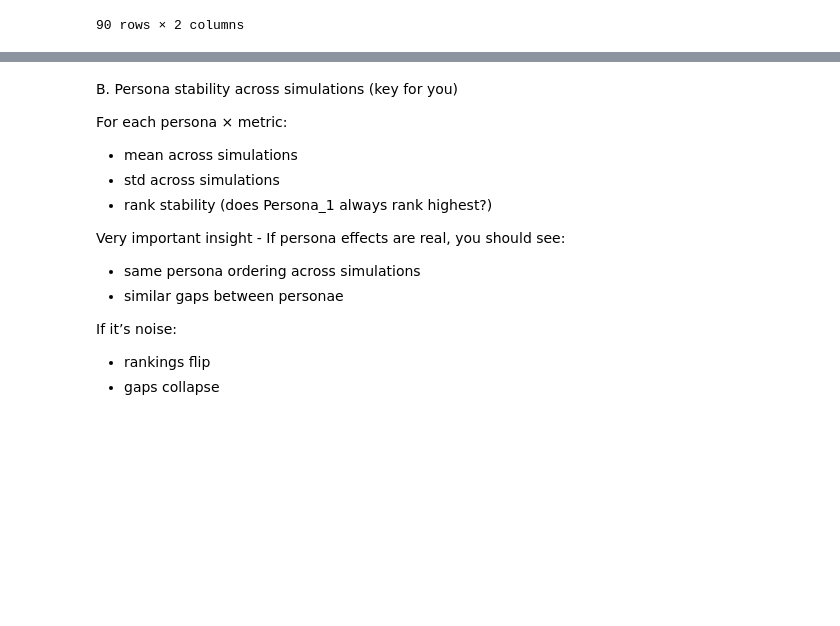
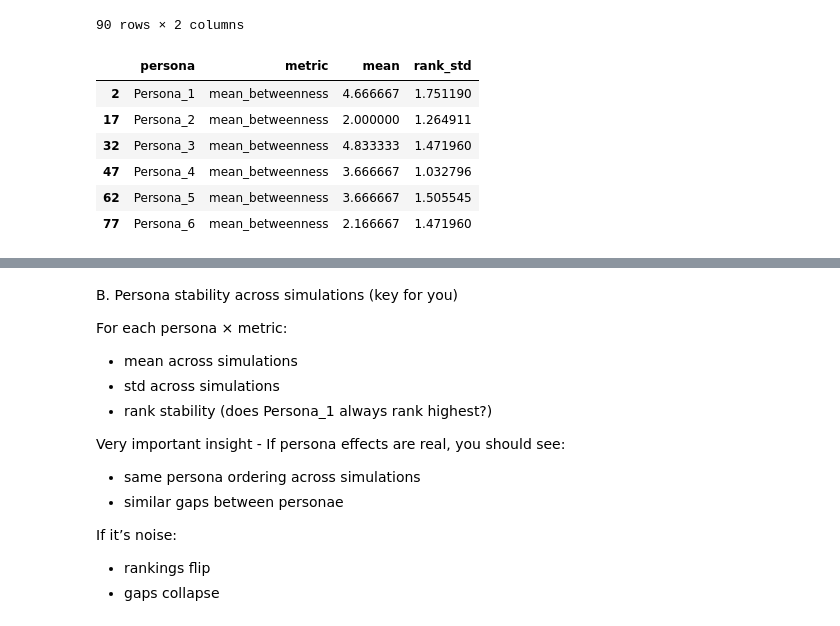
Before and after one commit to MagdalenaWilk/Personality-Driven_Behaviour_in_Synthetic_Social_Networks, a Jupyter notebook: analysis_set1_follow.ipynb, the cells around one changed output, grey strips where cells are left out. Drawn from its saved outputs; the diff is of its cells as text; code cells hidden in the pictures; blank space fills up the shorter version.

```diff
--- a/analysis_set1_follow.ipynb
+++ b/analysis_set1_follow.ipynb
@@ -776,3 +814,14 @@ rank_df
 |  | posts_per_day | 2.500000 | 1.516575 |
 |  | survival_rate | 3.000000 | 1.788854 |
 90 rows × 2 columns
+# %%
+df = rank_df.reset_index()
+df[df['metric'] == 'mean_betweenness']
+# %% [output]
+|  | persona | metric | mean | rank_std |
+| 2 | Persona_1 | mean_betweenness | 4.666667 | 1.751190 |
+| 17 | Persona_2 | mean_betweenness | 2.000000 | 1.264911 |
+| 32 | Persona_3 | mean_betweenness | 4.833333 | 1.471960 |
+| 47 | Persona_4 | mean_betweenness | 3.666667 | 1.032796 |
+| 62 | Persona_5 | mean_betweenness | 3.666667 | 1.505545 |
+| 77 | Persona_6 | mean_betweenness | 2.166667 | 1.471960 |
```
Also changed, not shown: parts of 4 cells of this notebook, 1 other file.
